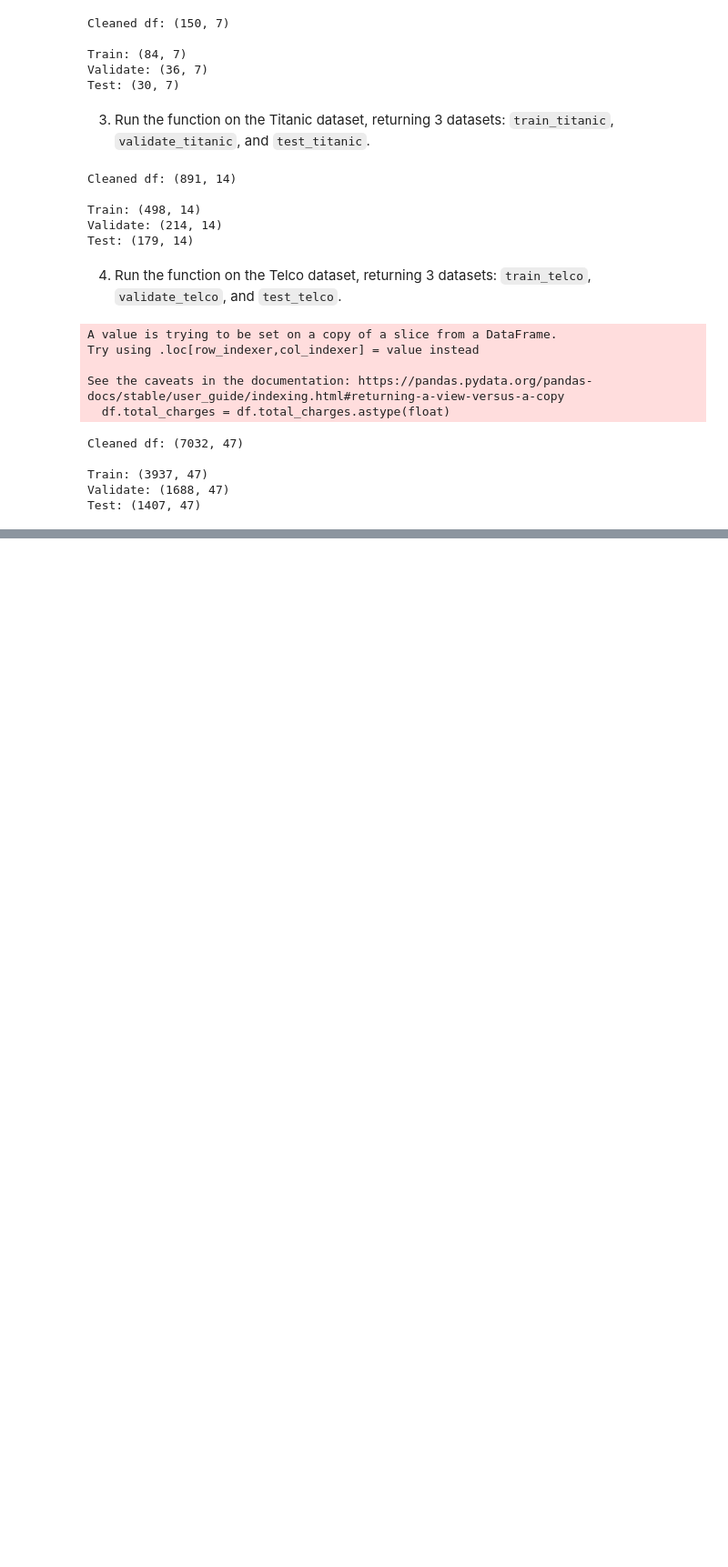
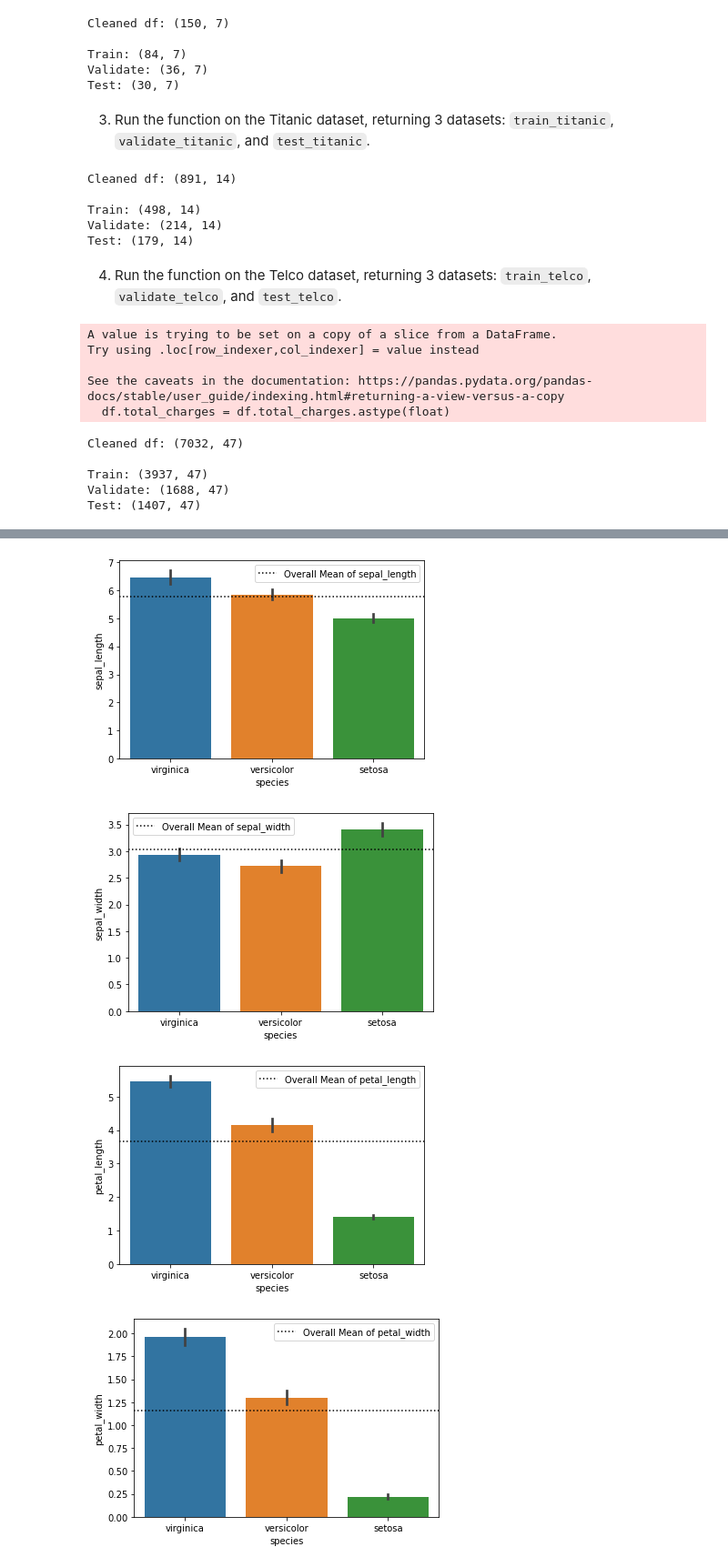
Before and after one commit to markydoug/classification-exercises, a Jupyter notebook: classification_exercises.ipynb, the cells around one changed output, grey strips where cells are left out. Shown: that part at 91% size. Saved outputs shown, nothing was run; the diff lists cells and outputs as text; code cells hidden in the pictures; blank space fills up the shorter version.

```diff
--- a/classification_exercises.ipynb
+++ b/classification_exercises.ipynb
@@ -788,0 +935,12 @@ Test: (1407, 47)
+# %%
+for col in num_vars:
+    sns.barplot(x='species', y=col, data=iris_train)
+    species_rate = iris_train[col].mean()
+    plt.axhline(species_rate,  label = f'Overall Mean of {col}', linestyle='dotted', color='black')
+    plt.legend()
+    plt.show()
+# %% [output]
+[figure, added]
+[figure, added]
+[figure, added]
+[figure, added]
```
Also changed, not shown: parts of 25 cells of this notebook.
